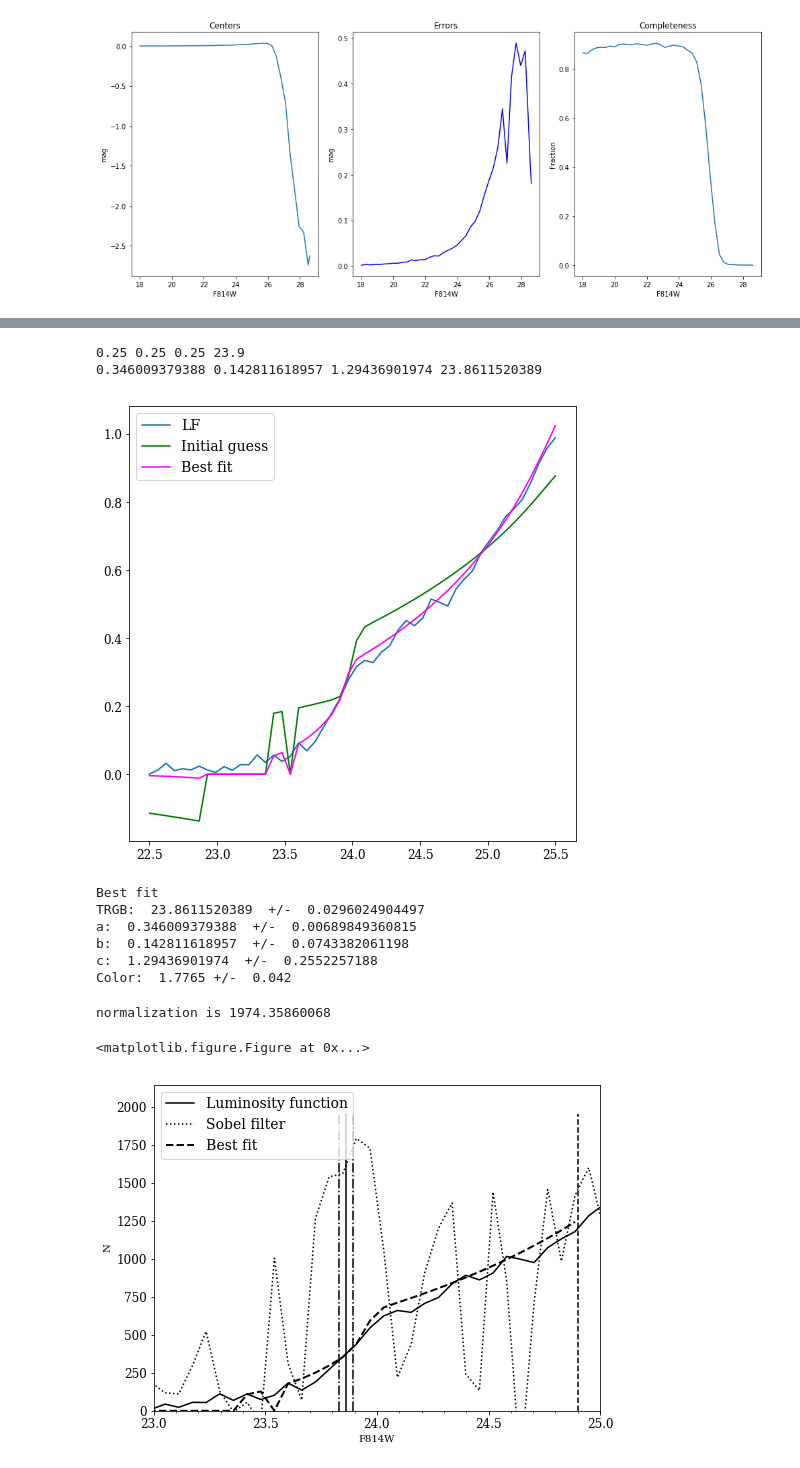
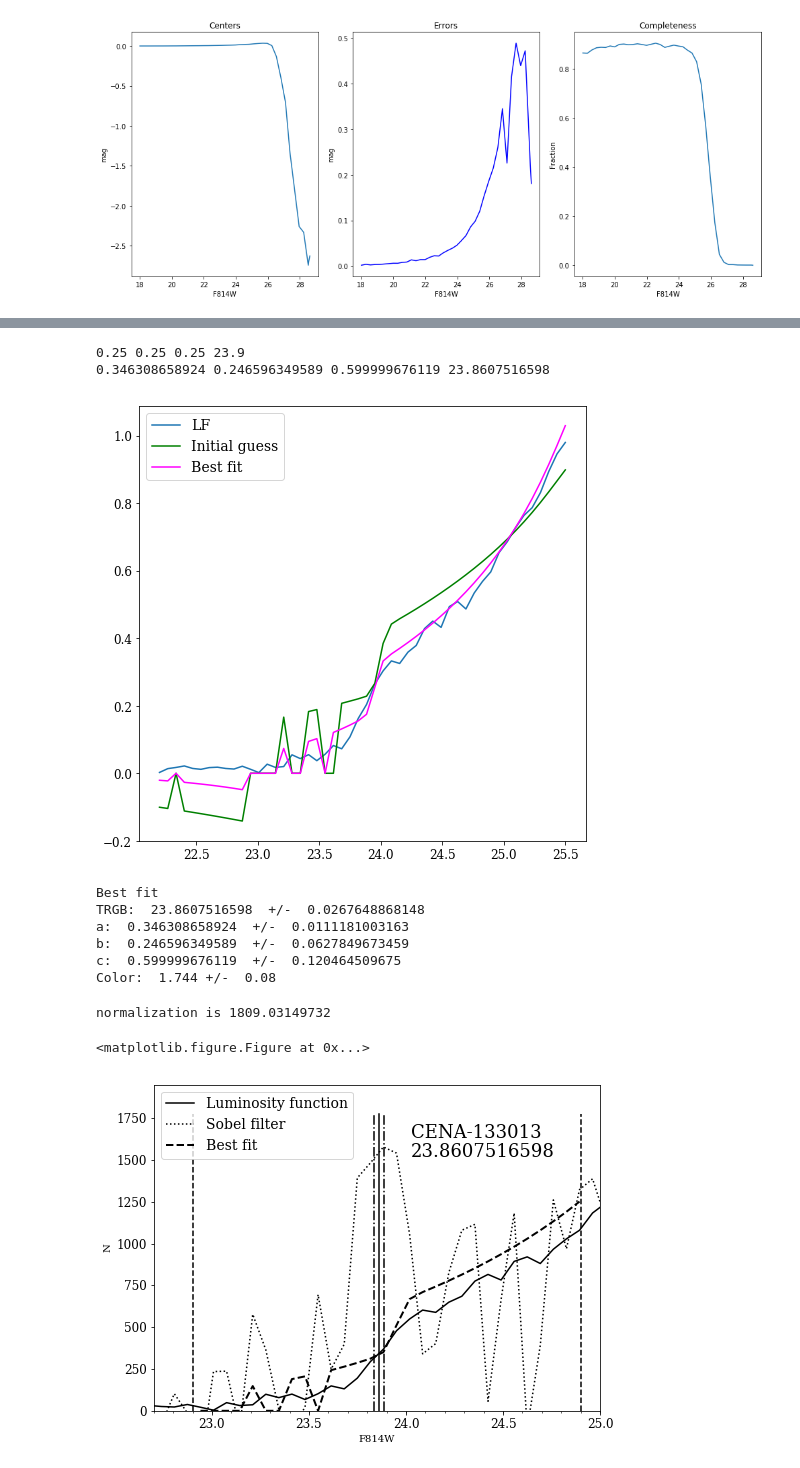
Before and after one commit to lucarizzi/hst-project, a Jupyter notebook: results/13856/CENA-133013/TRGB_GA.ipynb, the cells around one changed output, grey strips where cells are left out. Cells and saved outputs as stored; diff of their text form; code cells hidden in the pictures.

```diff
--- a/results/13856/CENA-133013/TRGB_GA.ipynb
+++ b/results/13856/CENA-133013/TRGB_GA.ipynb
@@ -153,7 +153,9 @@ cmd = plt.figure(figsize=(6,8))
 ax = cmd.add_subplot(1,1,1)
 ax.plot(realV-realI, realI,'o',markersize=1, color='black')
 
-PLT ={'cl' : 1.0, 'ch' : 2.2, 'ml' : 23, 'mh' : 25.0}
+PLT ={'cl' : 1.0, 'ch' : 2.1, 'ml' : 22.7, 'mh' : 25.0}
+# PLT ={'cl' : 1.0, 'ch' : 3.0, 'ml' : 22.7, 'mh' : 25.0}
+
 
 ax.plot( [ PLT['cl'], PLT['cl']], [PLT['ml'], PLT['mh'] ] , '--', color='red')
 ax.plot( [ PLT['ch'], PLT['ch']], [PLT['ml'], PLT['mh'] ] , '--', color='red')
@@ -385,8 +394,8 @@ legend = ax.legend(loc='upper left', fontsize=14)
 plt.savefig('%slfFit.ps' %prefix, dpi=300)
 # %% [output]
 0.25 0.25 0.25 23.9
-0.346009379388 0.142811618957 1.29436901974 23.8611520389
+0.346308658924 0.246596349589 0.599999676119 23.8607516598
-[figure, old version]
+[figure, new version]
 # %%
 #define functions for best fits
 def bestidealLF( mlist, a, b, c, mTRGB):
@@ -429,11 +438,11 @@ print("c: ",BFIT[2], " +/- ", perr[2])
 print("Color: ", TRGBcolor[0], "+/- ", color_error)
 # %% [output]
 Best fit
-TRGB:  23.8611520389  +/-  0.0296024904497
-a:  0.346009379388  +/-  0.00689849360815
-b:  0.142811618957  +/-  0.0743382061198
-c:  1.29436901974  +/-  0.2552257188
-Color:  1.7765 +/-  0.042
+TRGB:  23.8607516598  +/-  0.0267648868148
+a:  0.346308658924  +/-  0.0111181003163
+b:  0.246596349589  +/-  0.0627849673459
+c:  0.599999676119  +/-  0.120464509675
+Color:  1.744 +/-  0.08
 # %%
 #plot of luminosity function, sobel filter, and best fit
 arr_roi=[]
@@ -463,35 +472,37 @@ ax = lf.add_subplot(1,1,1)
 majorLocator = MultipleLocator(0.5)
 minorLocator = MultipleLocator(0.1)
 plt.rc('font',family='serif',size=18)
 ax.set_xlabel(band2)
 ax.set_ylabel("N")
 smoothLF_for_plot = smoothLF * normalization
 ax.plot(m,smoothLF_for_plot, 'k',color='black', label='Luminosity function')
 plt.rc('xtick',labelsize='12')
 plt.rc('ytick',labelsize='12')
 
 ax.set_xlim((PLT['ml'],PLT['mh']))
 ymax = np.amax(smoothLF_for_plot)
 sobel_max = np.amax(LF_sobel)
 LF_sobel_for_plot = LF_sobel/sobel_max * ymax
 ax.plot(m,LF_sobel_for_plot,':',color='black', label='Sobel filter')
 ax.set_ylim((0,ymax+(ymax/10)))
 pltbestrLF_for_plot = [x*normalization for x in pltbestrLF]
 ax.plot(pltfittics, pltbestrLF_for_plot, 'k--',color='black', linewidth=2, label='Best fit')
 ax.plot([ INIT['TRGB']+RANGE['l'], INIT['TRGB']+RANGE['l'] ], [0,ymax], '--', color='black')
 ax.plot([ INIT['TRGB']+RANGE['h'], INIT['TRGB']+RANGE['h'] ], [0,ymax], '--', color='black')
 ax.plot([BFIT[3],BFIT[3]],[0,ymax], '-', color='black')
 ax.plot([BFIT[3]-perr[3],BFIT[3]-perr[3]],[0,ymax], '-.', color='black')
 ax.plot([BFIT[3]+perr[3],BFIT[3]+perr[3]],[0,ymax], '-.', color='black')
 ax.xaxis.set_major_locator(majorLocator)
 ax.xaxis.set_minor_locator(minorLocator)
 legend = ax.legend(loc='upper left',fontsize=14)
+ax.annotate(prefix,xy=(0.6,0.83), xycoords='figure fraction')
+ax.annotate(BFIT[3],xy=(0.6,0.78), xycoords='figure fraction')
 plt.savefig('%slf.ps' %prefix, dpi=300)
 print('normalization is', normalization)
 # %% [output]
-normalization is 1974.35860068
+normalization is 1809.03149732
 <matplotlib.figure.Figure at 0x...>
-[figure, old version]
+[figure, new version]
 # %%
 #CMD with boxed region
 plt.rc('font',family='serif')
```
Also changed, not shown: parts of 5 cells of this notebook, 51 other files.
